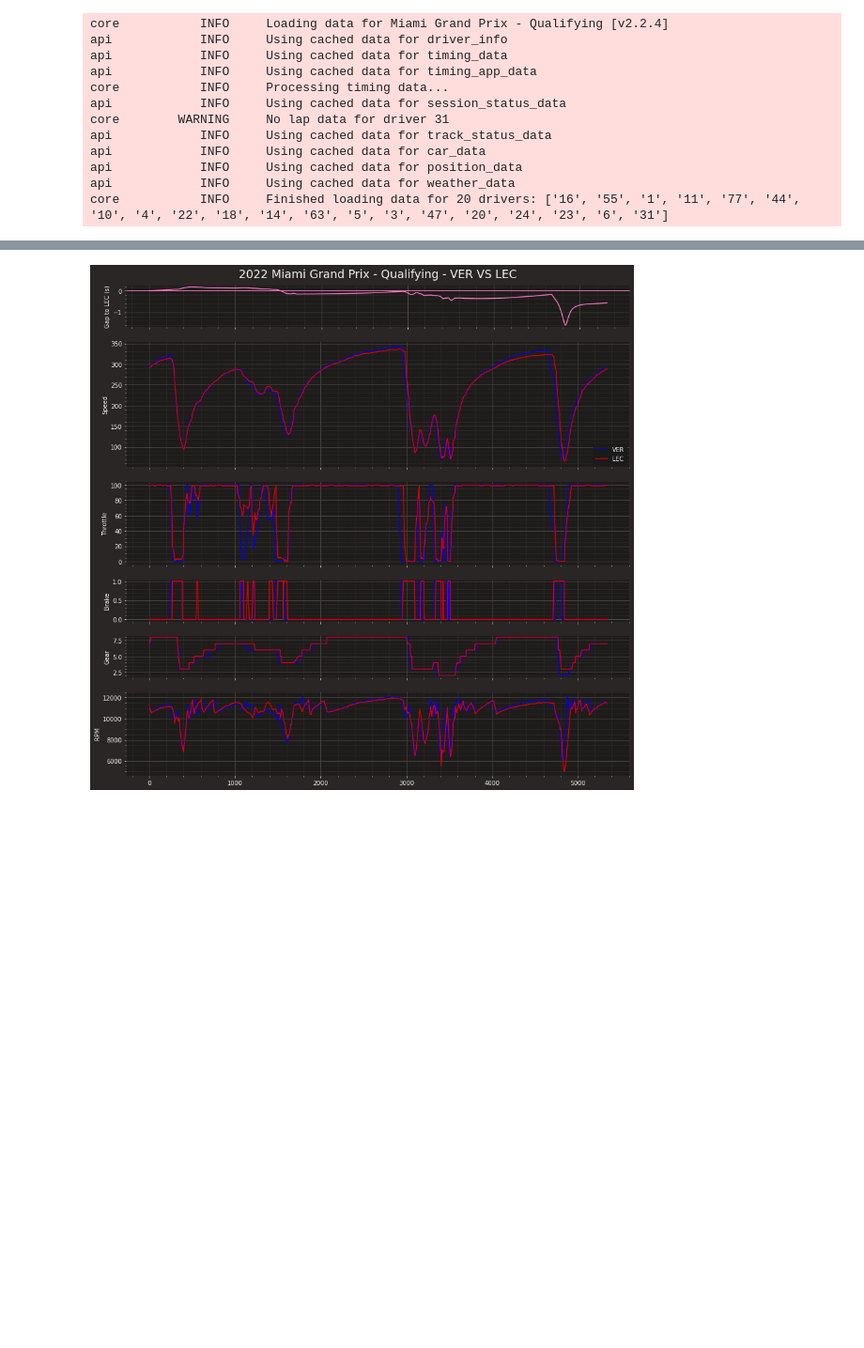
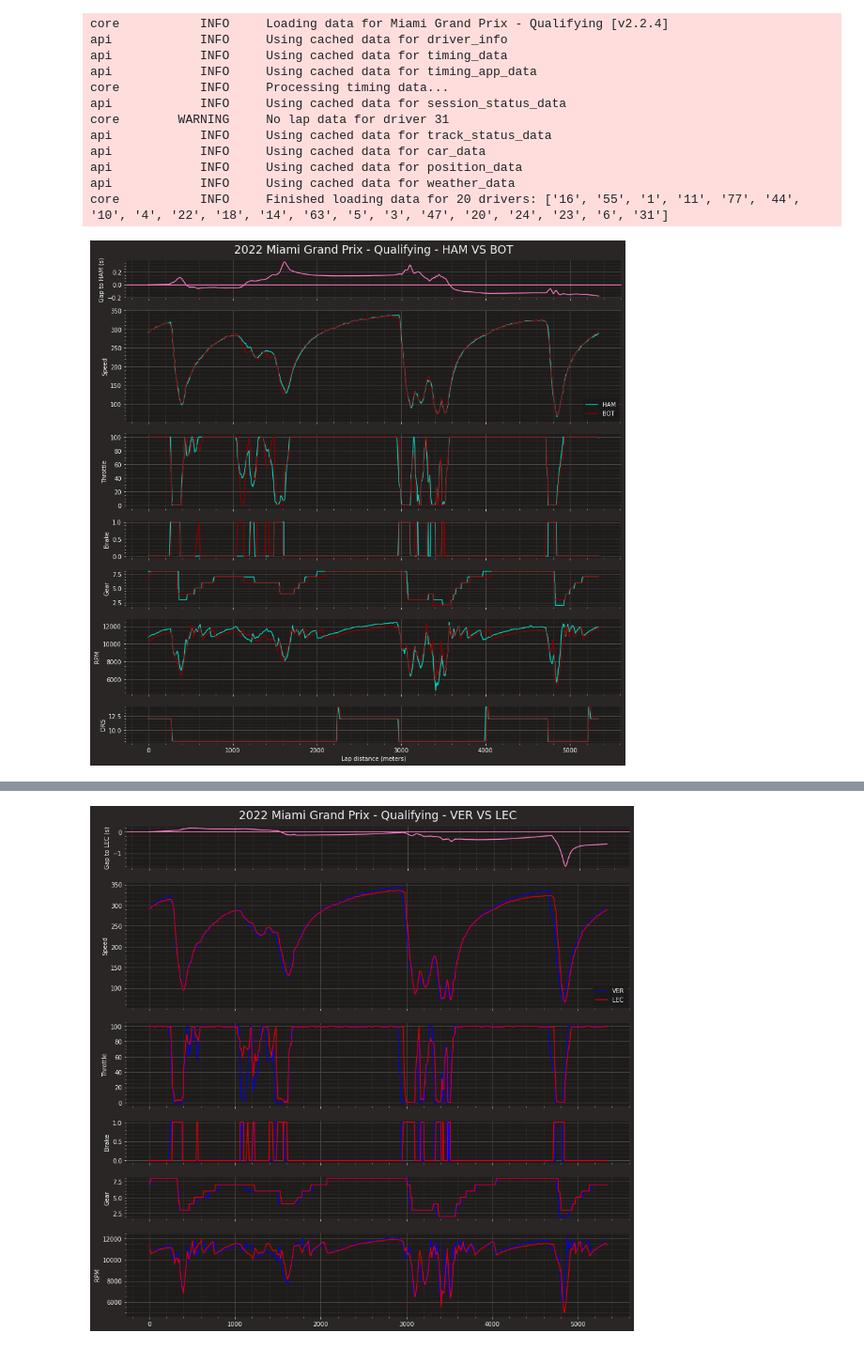
Before and after one commit to CamStevens15/F1_2022_race_analytics, a Jupyter notebook: Code_Analysis/miami_tel_analysis.ipynb, the cells around one changed output, grey strips where cells are left out. Shown at 94% size. Cells and saved outputs as stored; diff of their text form; code cells hidden in the pictures; blank space fills up the shorter version.

```diff
--- a/Code_Analysis/miami_tel_analysis.ipynb
+++ b/Code_Analysis/miami_tel_analysis.ipynb
@@ -51,3 +48,93 @@ api            INFO     Using cached data for car_data
 api            INFO     Using cached data for position_data
 api            INFO     Using cached data for weather_data
 core           INFO     Finished loading data for 20 drivers: ['16', '55', '1', '11', '77', '44', '10', '4', '22', '18', '14', '63', '5', '3', '47', '20', '24', '23', '6', '31']
+# %%
+# Analyze Quali performance between Hamilton and Bottas, Former Teammates
+
+driver_x, driver_y = "HAM", "BOT"
+
+# laps can be accessed throihg the .laps object from the session .quali
+lap_driver_x = quali.laps.pick_driver("HAM")
+lap_driver_y = quali.laps.pick_driver("BOT")
+
+fastest_driver_x = lap_driver_x.pick_fastest()
+fastest_driver_y = lap_driver_y.pick_fastest()
+
+# Retrieve the telemetry and add the distance column
+telemetry_driver_x = fastest_driver_x.get_telemetry().add_distance()
+telemetry_driver_y = fastest_driver_y.get_telemetry().add_distance()
+
+# Make sure whe know the team name for coloring
+team_driver_x = fastest_driver_x['Team']
+team_driver_y = fastest_driver_y['Team']
+
+plot_size = [15, 15]
+plot_title = f"{quali.event.year} {quali.event.EventName} - {quali.name} - {driver_x} VS {driver_y}"
+#plot_ratios = [2, 3, 2, 1, 1, 2]
+plot_ratios = [1, 3, 2, 1, 1, 2,1]
+plot_filename = plot_title.replace(" ", "") + ".png"
+
+# extract delta time
+delta_time, ref_tel, compare_tel = utils.delta_time(fastest_driver_x, fastest_driver_y)
+
+# Make plot a bit bigger
+plt.rcParams['figure.figsize'] = plot_size
+
+
+# Create subplots with different sizes
+#fig, ax = plt.subplots(6, gridspec_kw={'height_ratios': plot_ratios})
+# Create subplots with different sizes which includes DRS data
+fig, ax = plt.subplots(7, gridspec_kw={'height_ratios': plot_ratios})
+
+
+# Set the plot title
+ax[0].title.set_text(plot_title)
+
+
+# Delta line
+ax[0].plot(ref_tel['Distance'], delta_time)
+ax[0].axhline(0)
+ax[0].set(ylabel=f"Gap to {driver_2} (s)")
+
+# Speed trace
+ax[1].plot(telemetry_driver_x['Distance'], telemetry_driver_x['Speed'], label=driver_x, color=ff1.plotting.team_color(team_driver_x))
+ax[1].plot(telemetry_driver_y['Distance'], telemetry_driver_y['Speed'], label=driver_y, color=ff1.plotting.team_color(team_driver_y))
+ax[1].set(ylabel='Speed')
+ax[1].legend(loc="lower right")
+
+# Throttle trace
+ax[2].plot(telemetry_driver_x['Distance'], telemetry_driver_x['Throttle'], label=driver_x, color=ff1.plotting.team_color(team_driver_x))
+ax[2].plot(telemetry_driver_y['Distance'], telemetry_driver_y['Throttle'], label=driver_y, color=ff1.plotting.team_color(team_driver_y))
+ax[2].set(ylabel='Throttle')
+
+# Brake trace
+ax[3].plot(telemetry_driver_x['Distance'], telemetry_driver_x['Brake'], label=driver_x, color=ff1.plotting.team_color(team_driver_x))
+ax[3].plot(telemetry_driver_y['Distance'], telemetry_driver_y['Brake'], label=driver_y, color=ff1.plotting.team_color(team_driver_y))
+ax[3].set(ylabel='Brake')
+
+# Gear trace
+ax[4].plot(telemetry_driver_x['Distance'], telemetry_driver_x['nGear'], label=driver_x, color=ff1.plotting.team_color(team_driver_x))
+ax[4].plot(telemetry_driver_y['Distance'], telemetry_driver_y['nGear'], label=driver_y, color=ff1.plotting.team_color(team_driver_y))
+ax[4].set(ylabel='Gear')
+
+# RPM trace
+ax[5].plot(telemetry_driver_x['Distance'], telemetry_driver_x['RPM'], label=driver_x, color=ff1.plotting.team_color(team_driver_x))
+ax[5].plot(telemetry_driver_y['Distance'], telemetry_driver_y['RPM'], label=driver_y, color=ff1.plotting.team_color(team_driver_y))
+ax[5].set(ylabel='RPM')
+
+# DRS trace
+ax[6].plot(telemetry_driver_x['Distance'], telemetry_driver_x['DRS'], label=driver_x, color=ff1.plotting.team_color(team_driver_x))
+ax[6].plot(telemetry_driver_y['Distance'], telemetry_driver_y['DRS'], label=driver_y, color=ff1.plotting.team_color(team_driver_y))
+ax[6].set(ylabel='DRS')
+ax[6].set(xlabel='Lap distance (meters)')
+
+
+# Hide x labels and tick labels for top plots and y ticks for right plots.
+for a in ax.flat:
+    a.label_outer()
+
+# Store figure
+plt.savefig(plot_filename, dpi=300)
+plt.show()
+# %% [output]
+[figure, added]
```
Also changed, not shown: parts of 18 cells of this notebook.
